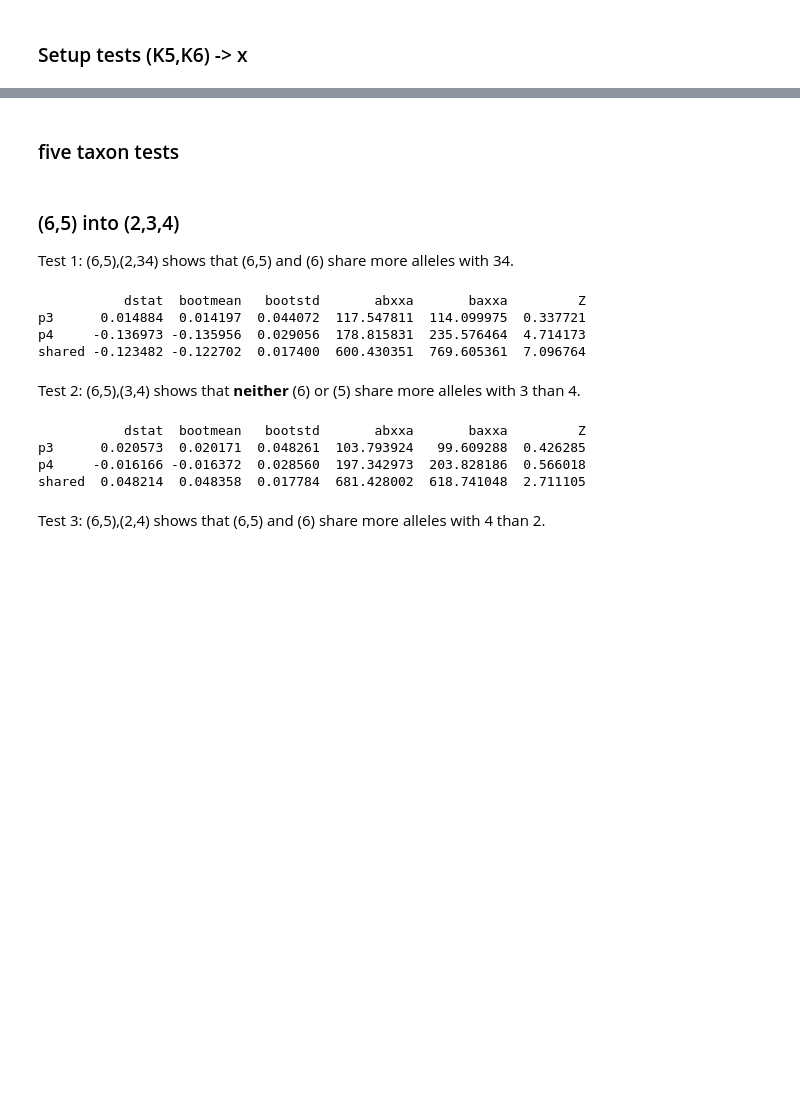
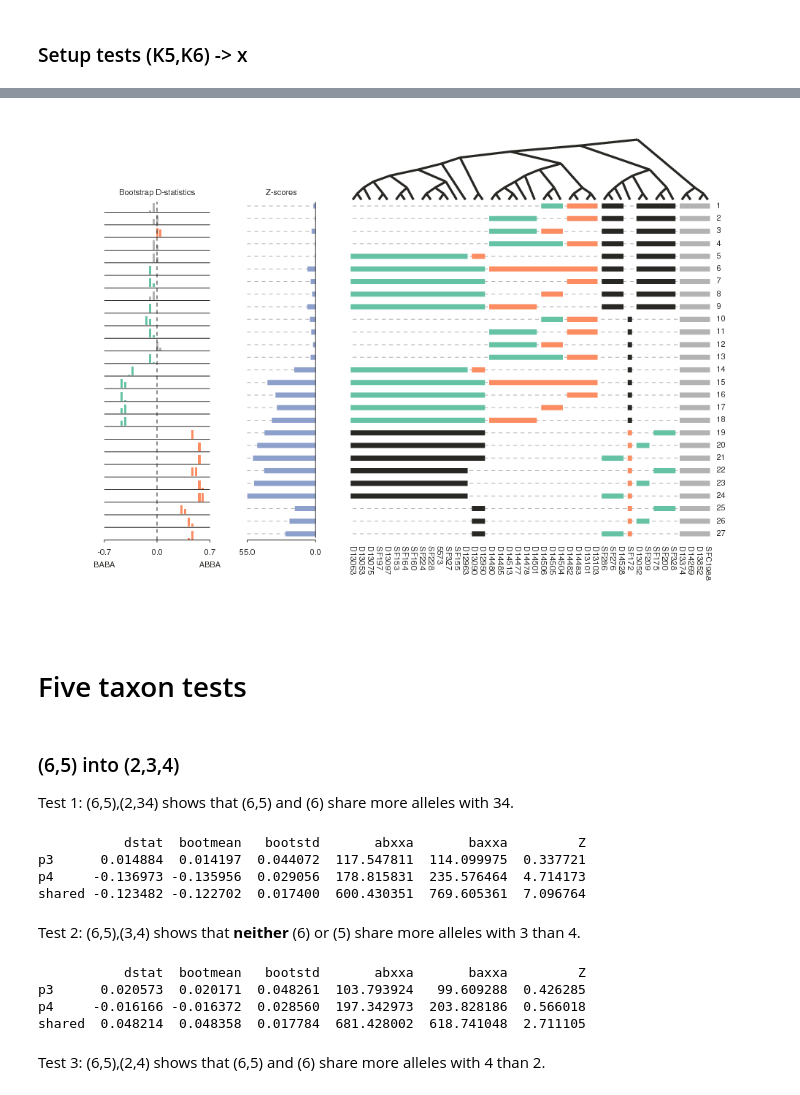
Before and after one commit to dereneaton/Canarium-GBS, a Jupyter notebook: abba-baba-Canarium.ipynb, the cells around one changed output, grey strips where cells are left out. Cells and saved outputs as stored; diff of their text form; code cells hidden in the pictures; blank space fills up the shorter version.

```diff
--- a/abba-baba-Canarium.ipynb
+++ b/abba-baba-Canarium.ipynb
@@ -304,6 +317,6 @@ baba.bootplot(rdict["K3m2"], bdict["K3m2"], width=300, alpha=0.01)
 # %%
 ## tests with p3=K1
-tests_K1_S = [
+alt_K1 = [
     {
     'p4': tree["OG"],
     'p3': list(set(tree["K1"]) - set(["SF172"])),
@@ -376,0 +520,4 @@ baba.bootplot(rdict["K1S"], bdict["K1S"], width=300, alpha=0.01)
+# %%
+boots4 = np.loadtxt("boots4.npy")
+boots5 = np.loadtxt("boots5.npy")
+boots6 = np.loadtxt("boots6.npy")
@@ -377,5 +549,36 @@ baba.bootplot(rdict["K1S"], bdict["K1S"], width=300, alpha=0.01)
+# %%
+## combine test dicts and boots arrays
+alts = alt_K1 + alt_K2 + alt_K3
+altboots = np.concatenate([boots4, boots5, boots6])
+# %%
+## load the tree
+tre = baba.Tree(newick)
+
+## plot with boots and several styling args
+canvas, axes = tre.draw(
+                     taxdicts=alts,
+                     bootsarr=altboots,
+                     height=700,
+                     width=1000,
+                     use_edge_lengths=False,
+                     vlshow=False,
+                     vsize=0,
+                     show_tips=True,
+                     pct_tree_y=0.15,
+                     cex="11px",
+                     test_labels=True,
+                    )
+
+
+## save plot as PDF
+toyplot.pdf.render(canvas, "dstats_SF172.pdf")
+
+## embed in notebook
+canvas
+# %% [output]
+[figure, added]
 # %% [markdown]
-### five taxon tests
+# Five taxon tests
 # %%
 tests5 = [
     ## 56 into 234
```
Also changed, not shown: parts of 138 cells of this notebook.
